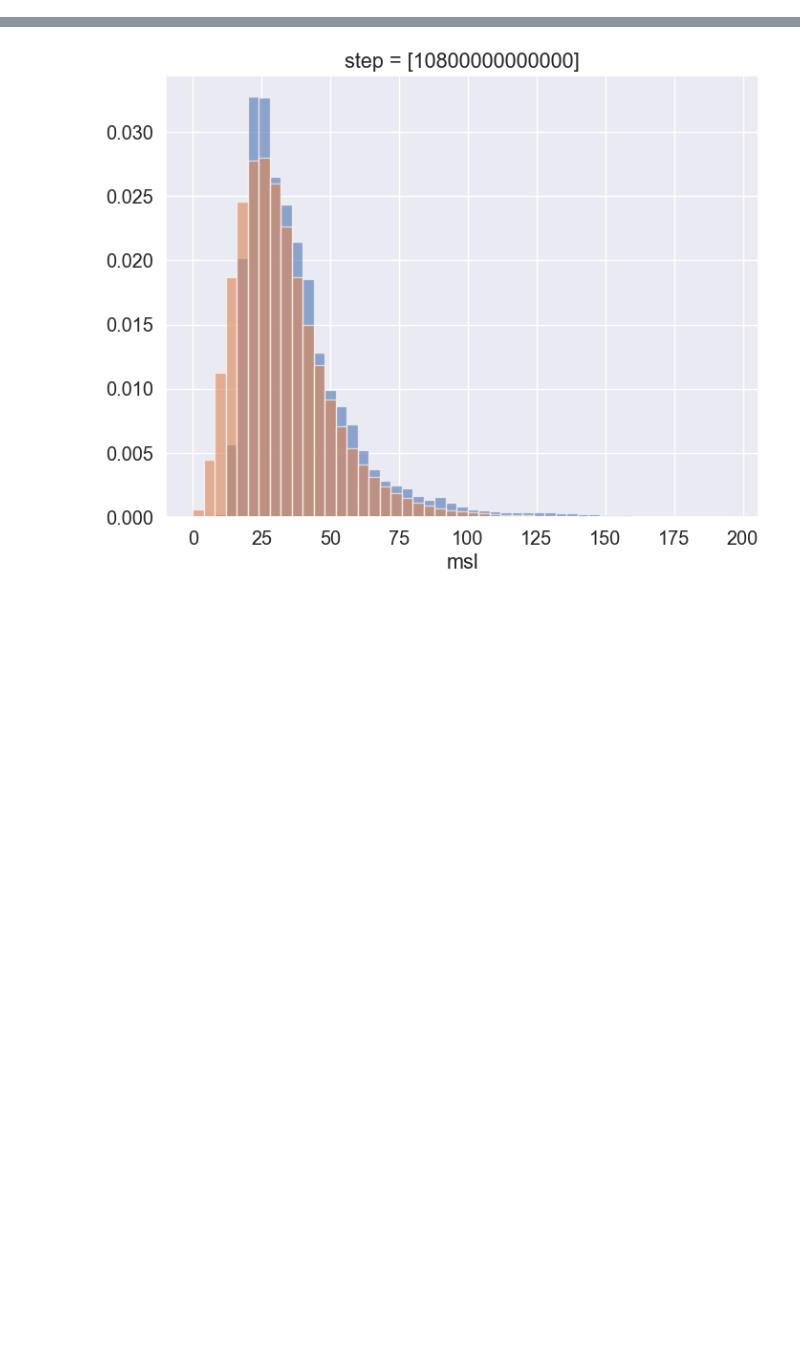
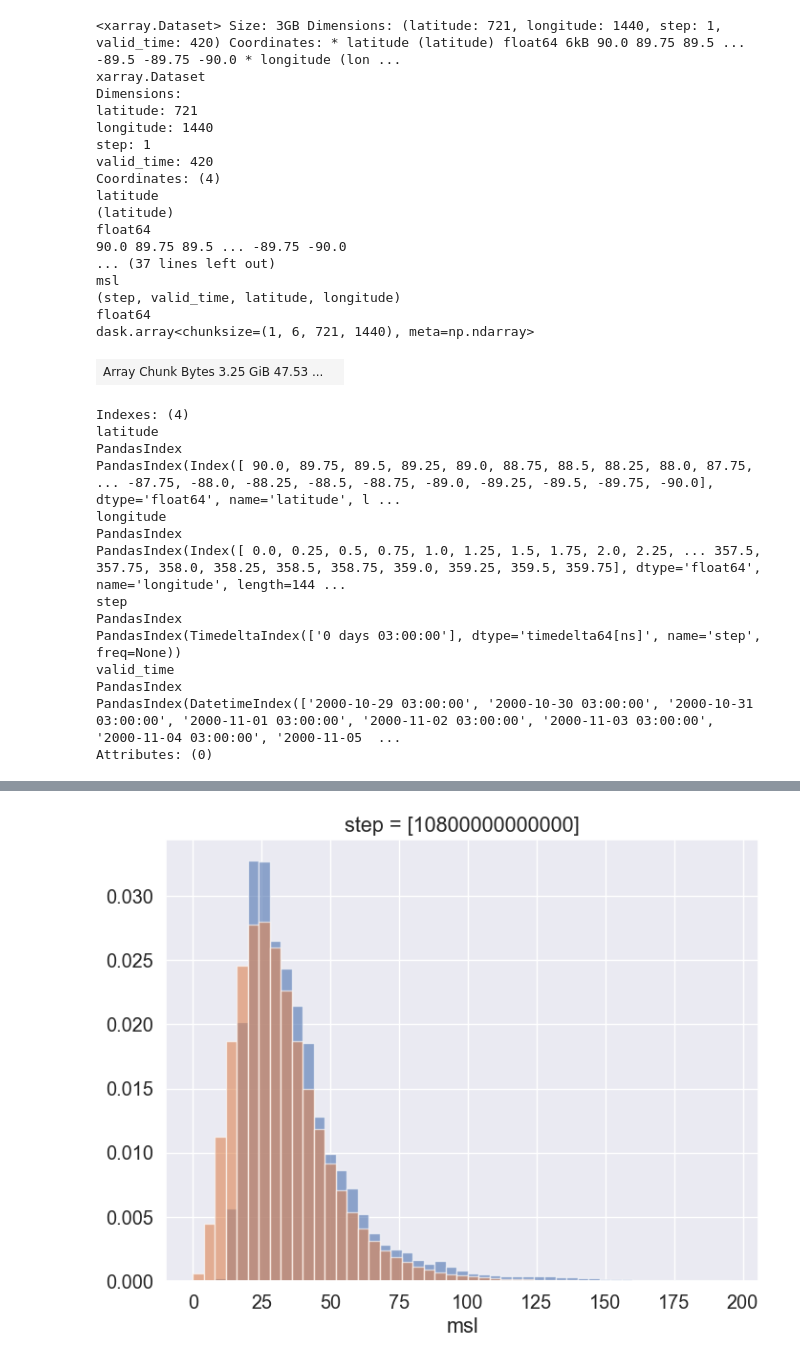
Before and after one commit to aaTman/espr, a Jupyter notebook: espr/testing_notebook.ipynb, the cells around one changed output, grey strips where cells are left out. Cells and saved outputs as stored; diff of their text form; code cells hidden in the pictures; blank space fills up the shorter version.

```diff
--- a/espr/testing_notebook.ipynb
+++ b/espr/testing_notebook.ipynb
@@ -48,3 +24,38 @@ File s3://noaa-gefs-pds/gefs.20241106/18/atmos/pgrb2sp25/geavg.t18z.pgrb2s.0p25.
 # %%
 gefs_r_std = gefs_r.std(dim="number")
 gefs_r_mean = gefs_r.mean(dim="number")
+# %%
+gefs_r_mean
+# %% [output]
+<xarray.Dataset> Size: 3GB Dimensions: (latitude: 721, longitude: 1440, step: 1, valid_time: 420) Coordinates: * latitude (latitude) float64 6kB 90.0 89.75 89.5 ... -89.5 -89.75 -90.0 * longitude (lon ...
+xarray.Dataset
+Dimensions:
+latitude: 721
+longitude: 1440
+step: 1
+valid_time: 420
+Coordinates: (4)
+latitude
+(latitude)
+float64
+90.0 89.75 89.5 ... -89.75 -90.0
+... (37 lines left out)
+msl
+(step, valid_time, latitude, longitude)
+float64
+dask.array<chunksize=(1, 6, 721, 1440), meta=np.ndarray>
+| Array Chunk Bytes 3.25 GiB 47.53 ... |  |
+Indexes: (4)
+latitude
+PandasIndex
+PandasIndex(Index([ 90.0, 89.75, 89.5, 89.25, 89.0, 88.75, 88.5, 88.25, 88.0, 87.75, ... -87.75, -88.0, -88.25, -88.5, -88.75, -89.0, -89.25, -89.5, -89.75, -90.0], dtype='float64', name='latitude', l ...
+longitude
+PandasIndex
+PandasIndex(Index([ 0.0, 0.25, 0.5, 0.75, 1.0, 1.25, 1.5, 1.75, 2.0, 2.25, ... 357.5, 357.75, 358.0, 358.25, 358.5, 358.75, 359.0, 359.25, 359.5, 359.75], dtype='float64', name='longitude', length=144 ...
+step
+PandasIndex
+PandasIndex(TimedeltaIndex(['0 days 03:00:00'], dtype='timedelta64[ns]', name='step', freq=None))
+valid_time
+PandasIndex
+PandasIndex(DatetimeIndex(['2000-10-29 03:00:00', '2000-10-30 03:00:00', '2000-10-31 03:00:00', '2000-11-01 03:00:00', '2000-11-02 03:00:00', '2000-11-03 03:00:00', '2000-11-04 03:00:00', '2000-11-05  ...
+Attributes: (0)
```
Also changed, not shown: parts of 12 cells of this notebook, 2 other files.
